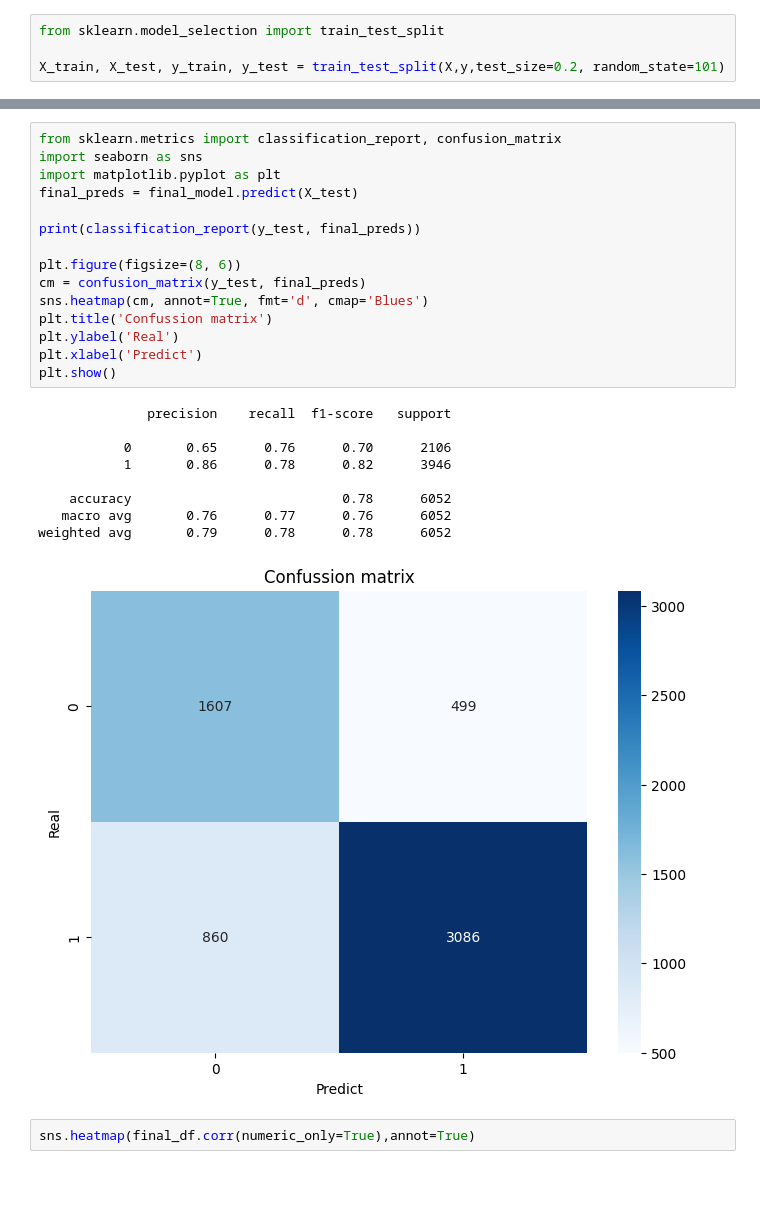
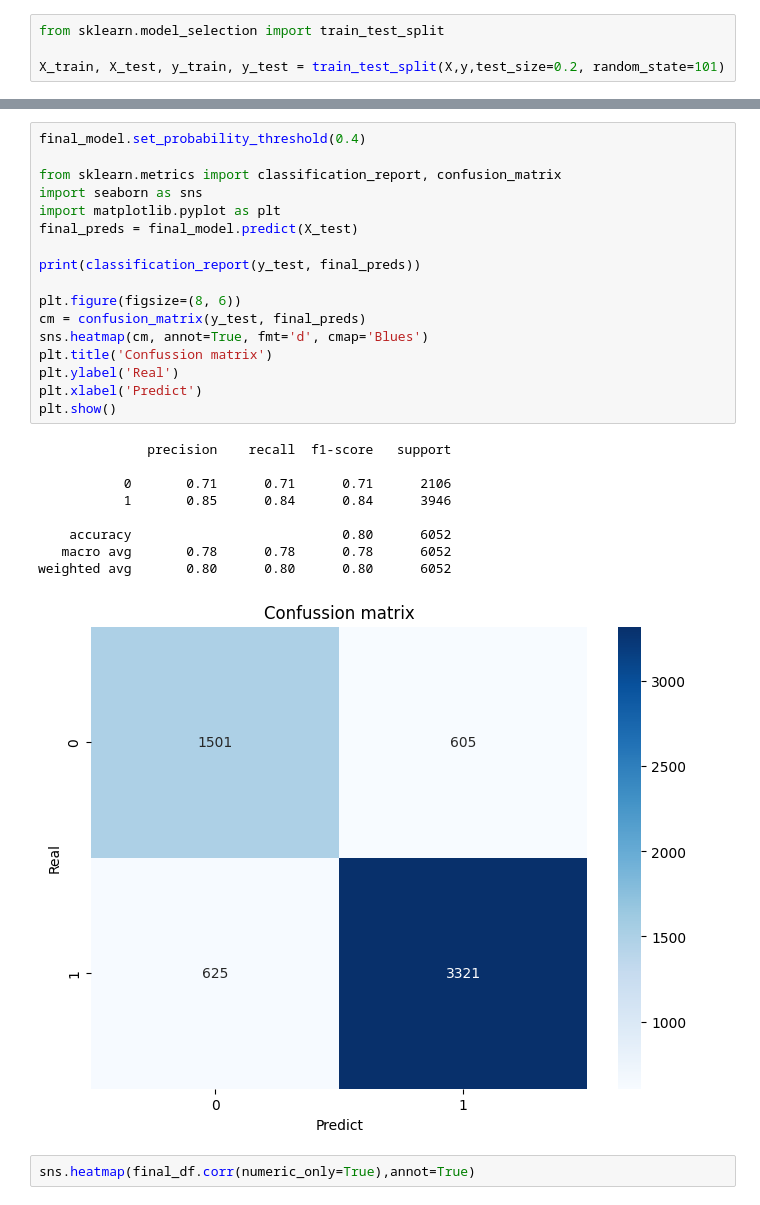
Before and after one commit to P0dp1vass/leftovers-are-sweet, a Jupyter notebook: bakery.ipynb, the cells around one changed output, grey strips where cells are left out. Saved outputs shown, nothing was run; the diff lists cells and outputs as text.

Commit message:
Better metrics with another threshold

```diff
--- a/bakery.ipynb
+++ b/bakery.ipynb
@@ -211,28 +210,30 @@ CatBoostClassifier(auto_class_weights='Balanced', cat_features=['article'], dept
 # %%
+final_model.set_probability_threshold(0.4)
+
 from sklearn.metrics import classification_report, confusion_matrix
 import seaborn as sns
 import matplotlib.pyplot as plt
 final_preds = final_model.predict(X_test)
 
 print(classification_report(y_test, final_preds))
 
 plt.figure(figsize=(8, 6))
 cm = confusion_matrix(y_test, final_preds)
 sns.heatmap(cm, annot=True, fmt='d', cmap='Blues')
 plt.title('Confussion matrix')
 plt.ylabel('Real')
 plt.xlabel('Predict')
 plt.show()
 # %% [output]
               precision    recall  f1-score   support
 
-           0       0.65      0.76      0.70      2106
-           1       0.86      0.78      0.82      3946
+           0       0.71      0.71      0.71      2106
+           1       0.85      0.84      0.84      3946
 
-    accuracy                           0.78      6052
-   macro avg       0.76      0.77      0.76      6052
-weighted avg       0.79      0.78      0.78      6052
+    accuracy                           0.80      6052
+   macro avg       0.78      0.78      0.78      6052
+weighted avg       0.80      0.80      0.80      6052
-[figure, old version]
+[figure, new version]
 # %%
 sns.heatmap(final_df.corr(numeric_only=True),annot=True)
 # %% [output]
```
Also changed, not shown: parts of 8 cells of this notebook.
